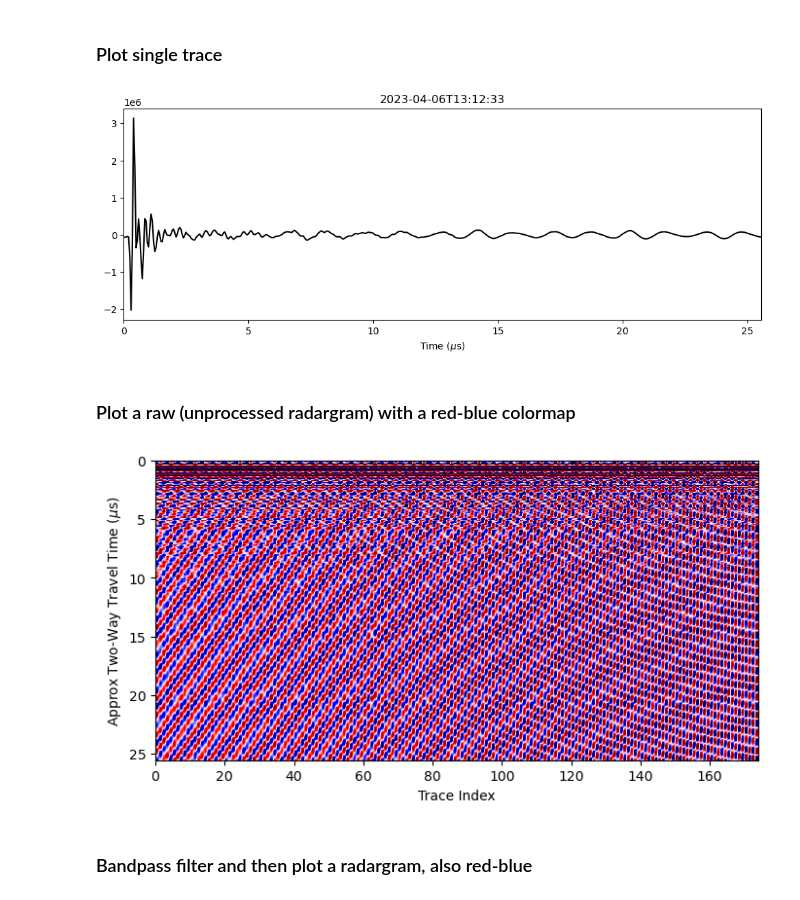
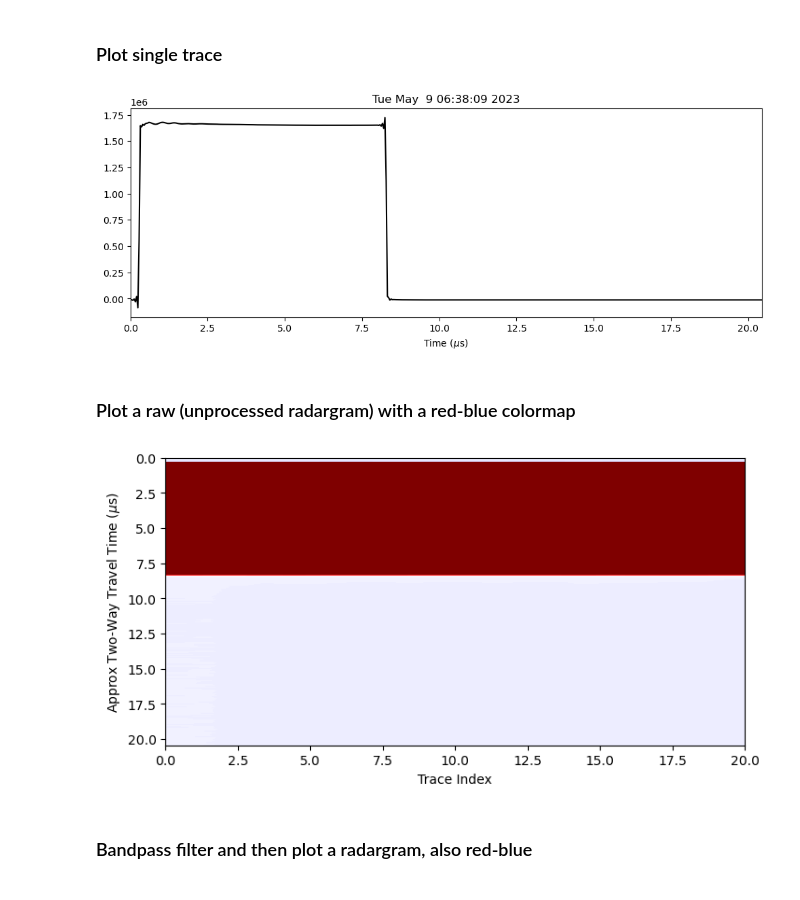
Before and after one commit to mchristoffersen/groundhog, a Jupyter notebook: process/read_plot_example.ipynb, the cells around one changed output. Cells and saved outputs as stored; diff of their text form; code cells hidden in the pictures.

```diff
--- a/process/read_plot_example.ipynb
+++ b/process/read_plot_example.ipynb
@@ -33,10 +18,11 @@ import scipy.signal as sig
 ### Read in file
 # %%
 # Read in file
-fd = h5py.File("/home/radar/groundhog/data/6-Apr-2023-UAF-Test/2023-04-06T13-12-33.h5")
+file = "/home/mchristo/proj/groundhog/process/test/2023-05-09T06-38-09_groundhog0000.h5"
+fd = h5py.File(file)
 
-rx = fd["raw"]["rx"][:]
-time = fd["raw"]["time"][:]
+rx = fd["raw"]["rx0"][:]
+fix = fd["raw"]["fix0"][:]
 
 attrs = {}
 for k in fd["raw"].attrs.keys():
@@ -56,16 +42,16 @@ print(time[-1].decode())
 # %%
 t = np.arange(rx.shape[0])/attrs["fs"]
 
 trace_index = 0
 plt.figure(figsize=(12,4))
 plt.plot(1e6*t, rx[:,trace_index], 'k-')
-plt.title(time[trace_index].decode())
+plt.title(time.asctime(time.gmtime(fix[trace_index,3])))
 plt.xlim(0, 1e6*t[-1])
 plt.xlabel("Time ($\mu$s)")
 
 plt.show()
 # %% [output]
-[figure, old version]
+[figure, new version]
 # %% [markdown]
 ### Plot a raw (unprocessed radargram) with a red-blue colormap
 # %%
@@ -85,7 +71,7 @@ plt.ylabel("Approx Two-Way Travel Time ($\mu$s)")
 
 plt.show()
 # %% [output]
-[figure, old version]
+[figure, new version]
 # %% [markdown]
 ### Bandpass filter and then plot a radargram, also red-blue
 # %%
```
Also changed, not shown: parts of 8 cells of this notebook.
